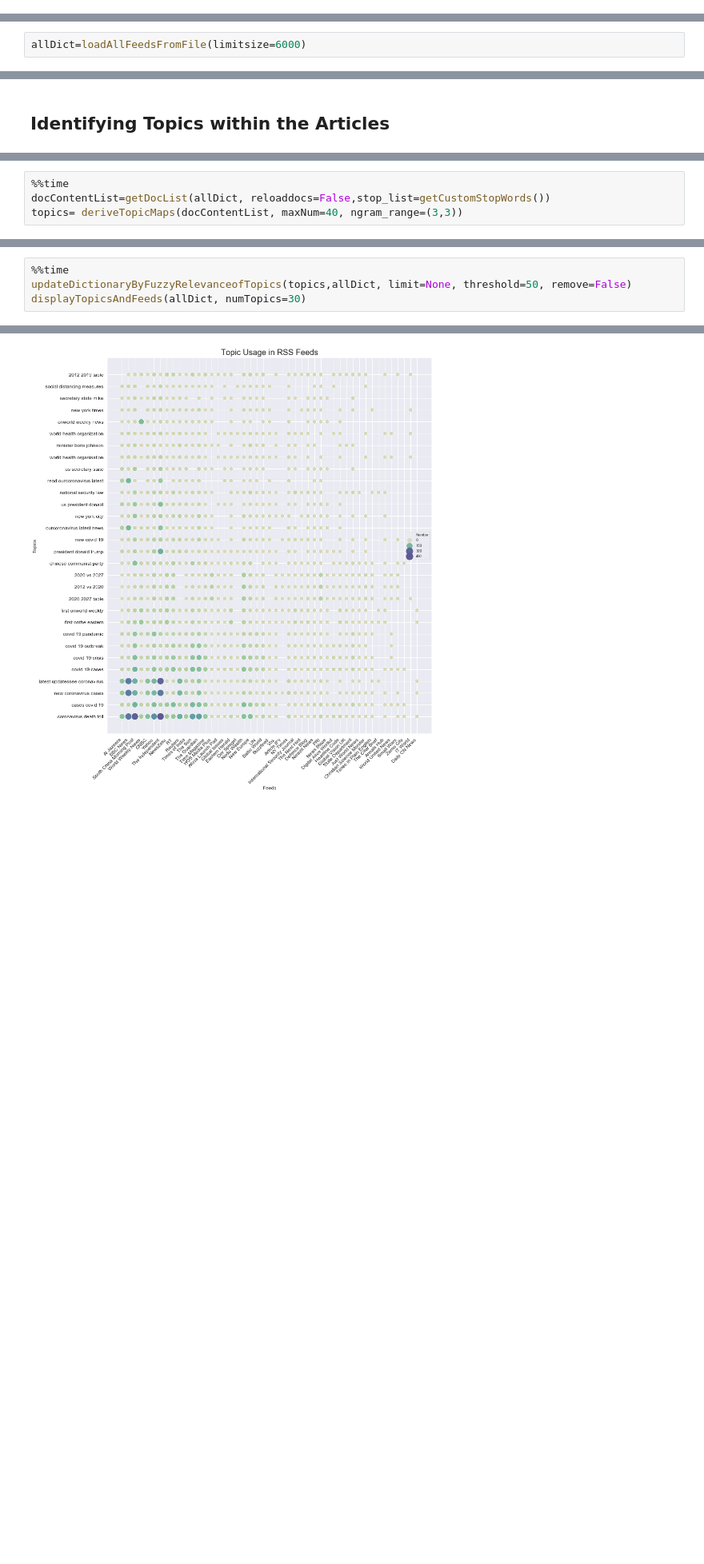
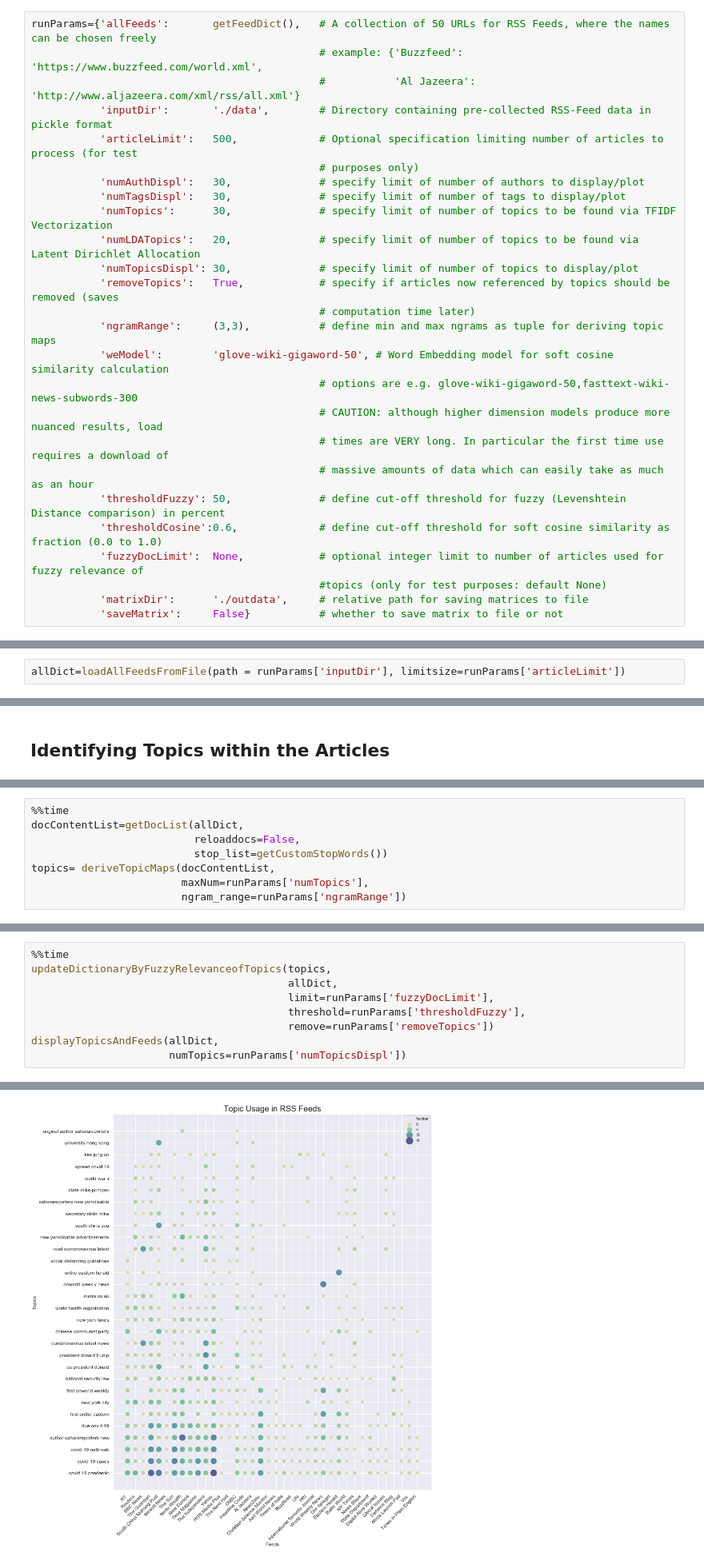
Before and after one commit to jb-diplom/Big-Data, a Jupyter notebook: RSSNewsIdentification.ipynb, the cells around one changed output, grey strips where cells are left out. Shown at 80% size. Saved outputs shown, nothing was run; the diff lists cells and outputs as text; blank space fills up the shorter version.

Commit message:
refactoring with runParams

```diff
--- a/RSSNewsIdentification.ipynb
+++ b/RSSNewsIdentification.ipynb
@@ -6,3 +22,29 @@
+# %%
+runParams={'allFeeds':       getFeedDict(),   # A collection of 50 URLs for RSS Feeds, where the names can be chosen freely
+                                              # example: {'Buzzfeed': 'https://www.buzzfeed.com/world.xml',
+                                              #           'Al Jazeera': 'http://www.aljazeera.com/xml/rss/all.xml'}
+           'inputDir':       './data',        # Directory containing pre-collected RSS-Feed data in pickle format
+           'articleLimit':   500,             # Optional specification limiting number of articles to process (for test
+                                              # purposes only)
+           'numAuthDispl':   30,              # specify limit of number of authors to display/plot
+           'numTagsDispl':   30,              # specify limit of number of tags to display/plot
+           'numTopics':      30,              # specify limit of number of topics to be found via TFIDF Vectorization
+           'numLDATopics':   20,              # specify limit of number of topics to be found via Latent Dirichlet Allocation
+           'numTopicsDispl': 30,              # specify limit of number of topics to display/plot
+           'removeTopics':   True,            # specify if articles now referenced by topics should be removed (saves
+                                              # computation time later)
+           'ngramRange':     (3,3),           # define min and max ngrams as tuple for deriving topic maps
+           'weModel':        'glove-wiki-gigaword-50', # Word Embedding model for soft cosine similarity calculation
+                                              # options are e.g. glove-wiki-gigaword-50,fasttext-wiki-news-subwords-300
+                                              # CAUTION: although higher dimension models produce more nuanced results, load
+                                              # times are VERY long. In particular the first time use requires a download of
+                                              # massive amounts of data which can easily take as much as an hour
+           'thresholdFuzzy': 50,              # define cut-off threshold for fuzzy (Levenshtein Distance comparison) in percent
+           'thresholdCosine':0.6,             # define cut-off threshold for soft cosine similarity as fraction (0.0 to 1.0)
+           'fuzzyDocLimit':  None,            # optional integer limit to number of articles used for fuzzy relevance of
+                                              #topics (only for test purposes: default None)
+           'matrixDir':      './outdata',     # relative path for saving matrices to file
+           'saveMatrix':     False}           # whether to save matrix to file or not
 # %% [markdown]
 ## Data Collection
 # %% [markdown]
@@ -76,5 +108,5 @@ In this project the collection was simply done manually without any automated co
 # %% [markdown]
 The function loadAllFeedsFromFile simply loads all previously pickled dictionaries from the configured directory. For smaller test runs the user may simply remove some of the larger test files from this directory. A consistent test run is possible even with quite small amounts of data, although the significance of the results will of course be diminished.
 # %%
-allDict=loadAllFeedsFromFile(limitsize=6000)
+allDict=loadAllFeedsFromFile(path = runParams['inputDir'], limitsize=runParams['articleLimit'])
 # %% [output]
@@ -163,6 +199,10 @@ With added Lemmatization, the given number of "Topics" through maxNum is derived
 A very interesting parameter to experiment with is the ngram_range. The lower and upper bounds allow/restrict to topics with the number of words within the range to be derived from the corpus. With an ngram range of 1,1 only topics based on single words are found. Tests have shown this to produce large numbers of hits for with rather mundane every-day words. At the other extreme, tests with a range such as 7,8 seem to detect very tabloidesque stories, which raise the suspicion of been produced through syndication from a singe source. The most promising results were obtained with an ngram range of 3,3 or 3,4.
 # %%
 %%time
-docContentList=getDocList(allDict, reloaddocs=False,stop_list=getCustomStopWords())
-topics= deriveTopicMaps(docContentList, maxNum=40, ngram_range=(3,3))
+docContentList=getDocList(allDict,
+                          reloaddocs=False,
+                          stop_list=getCustomStopWords())
+topics= deriveTopicMaps(docContentList,
+                        maxNum=runParams['numTopics'],
+                        ngram_range=runParams['ngramRange'])
 # %% [output]
@@ -174,6 +214,11 @@ The fuzzy string comparison that was applied here, analyzes similar instances of
 For the purpose of the Levenshtein Distance comparison the python package "fuzzywuzzy.python" (https://github.com/seatgeek/fuzzywuzzy) was used.
 # %%
 %%time
-updateDictionaryByFuzzyRelevanceofTopics(topics,allDict, limit=None, threshold=50, remove=False)
-displayTopicsAndFeeds(allDict, numTopics=30)
+updateDictionaryByFuzzyRelevanceofTopics(topics,
+                                         allDict,
+                                         limit=runParams['fuzzyDocLimit'],
+                                         threshold=runParams['thresholdFuzzy'],
+                                         remove=runParams['removeTopics'])
+displayTopicsAndFeeds(allDict,
+                      numTopics=runParams['numTopicsDispl'])
 # %% [output]
@@ -181 +226 @@ There were 5469 items with topics and 531 without topics
-[figure, old version]
+[figure, new version]
```
Also changed, not shown: parts of 27 cells of this notebook, 2 other files.
